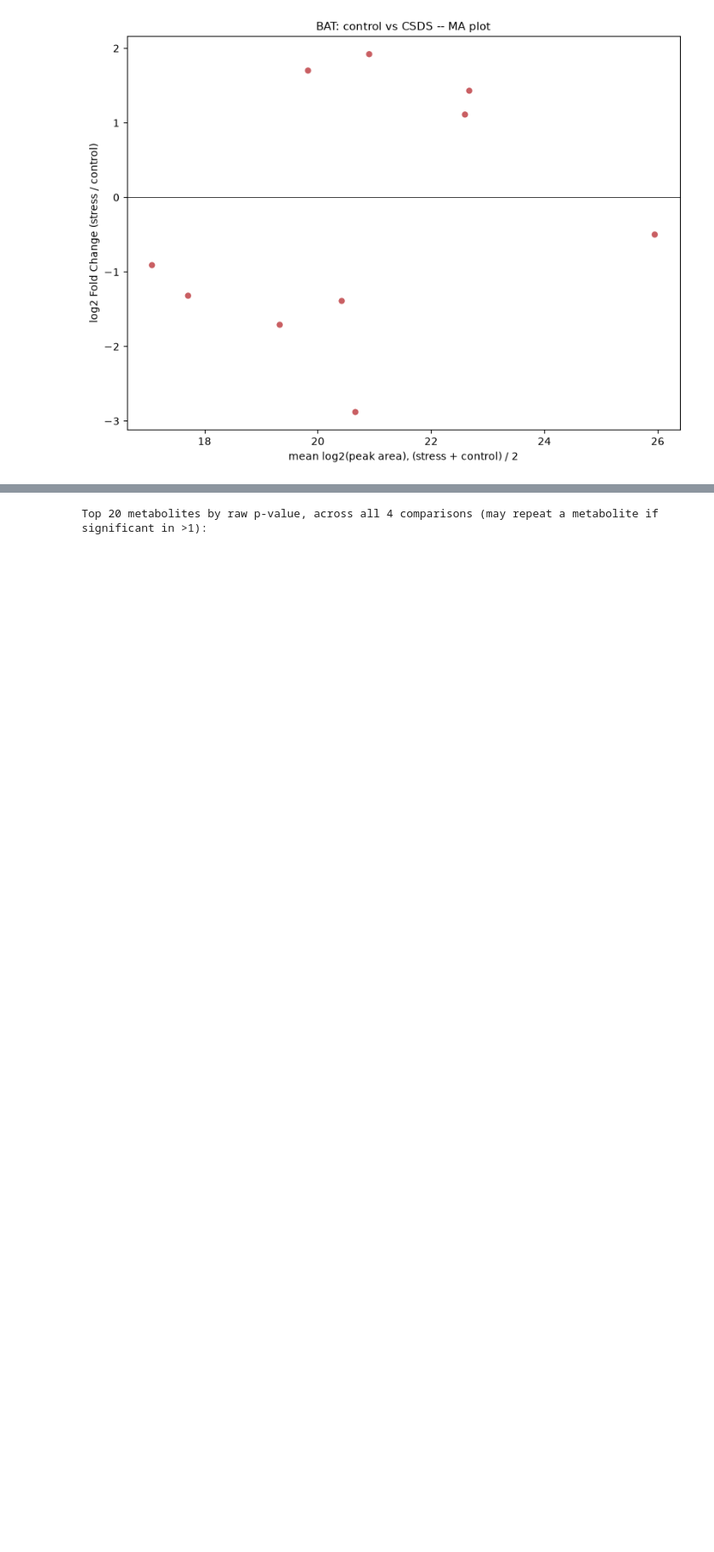
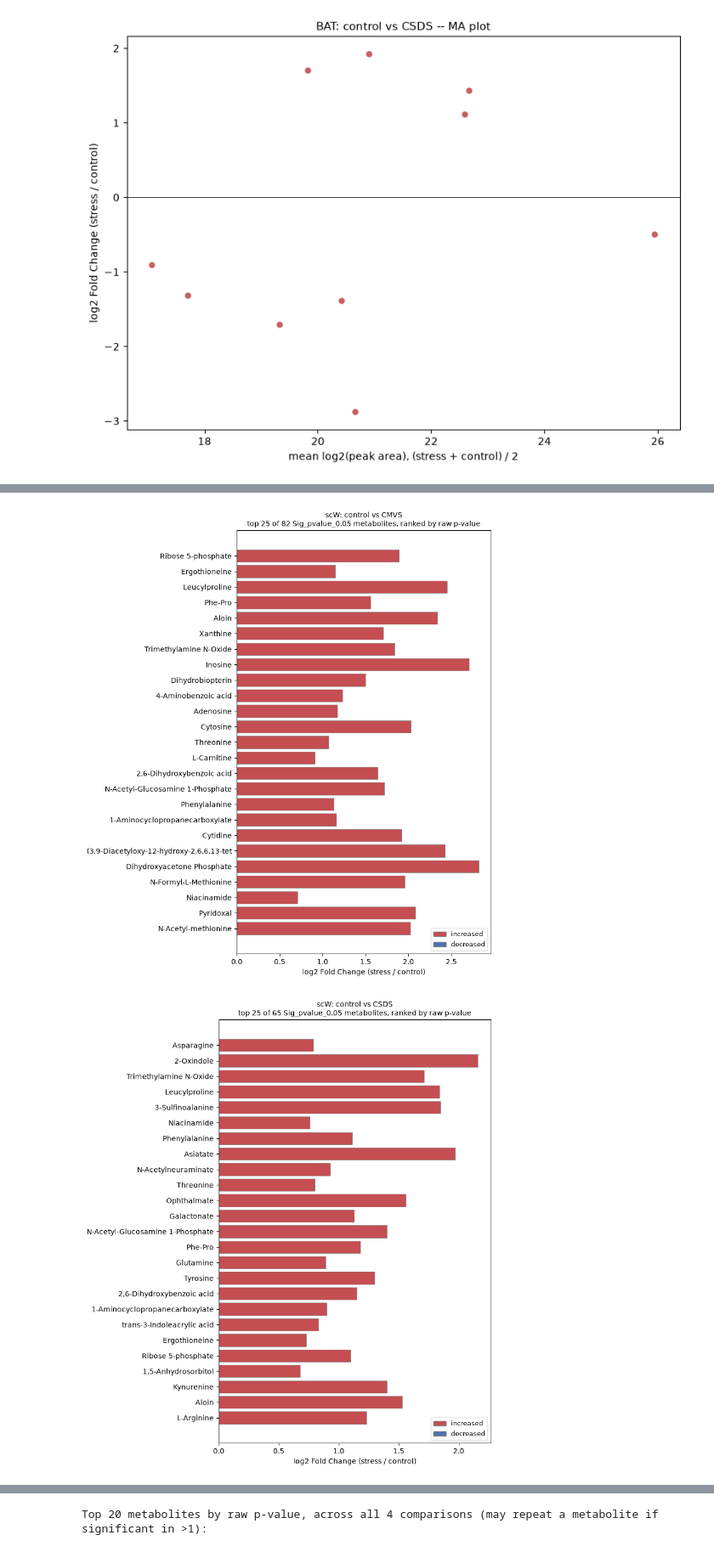
Before and after one commit to jovitaand/The-Effects-of-Stress-in-Gene-Expression-in-Adipose-Tissues, a Jupyter notebook: metabolomics_enrichment_analysis/notebooks/metabolomics_enrichment_pathway_analysis.ipynb, the cells around one changed output, grey strips where cells are left out. Shown at 85% size. Drawn from its saved outputs; the diff is of its cells as text; code cells hidden in the pictures; blank space fills up the shorter version.

```diff
--- a/metabolomics_enrichment_analysis/notebooks/metabolomics_enrichment_pathway_analysis.ipynb
+++ b/metabolomics_enrichment_analysis/notebooks/metabolomics_enrichment_pathway_analysis.ipynb
@@ -84,7 +85,7 @@ FIGURES_DIR = os.path.join(PROJECT_ROOT, "figures")
 
 for sub in ["significant_metabolites", "enrichment", "pathway_analysis", "annotations", "summary_tables"]:
     os.makedirs(os.path.join(RESULTS_DIR, sub), exist_ok=True)
-for sub in ["volcano", "enrichment", "pathway", "heatmaps", "PCA", "comparisons"]:
+for sub in ["volcano", "enrichment", "pathway", "heatmaps", "PCA", "comparisons", "top_metabolites"]:
     os.makedirs(os.path.join(FIGURES_DIR, sub), exist_ok=True)
 
 # ---- significance thresholds (configurable) -------------------------------
@@ -92,6 +93,7 @@ RAW_P_THRESHOLD = 0.05
 FDR_THRESHOLD = 0.05
 TOP_N_PATHWAYS = 15          # how many pathways to show in enrichment plots
 TOP_N_VOLCANO_LABELS = 10    # how many points to label on volcano plots
+TOP_N_BAR = 25                # how many metabolites to show in the top-metabolites bar chart
 
 # ---- group colour mapping, used consistently everywhere ------------------
 GROUP_COLOURS = {"Control": "#4C72B0", "CMVS": "#DD8452", "CSDS": "#55A868"}
@@ -1114,0 +1127,39 @@ for tissue, case in COMPARISONS:
+# %%
+def create_top_metabolites_bar(table, title, save_stub, top_n=TOP_N_BAR):
+    sig_table = table[table["Sig_pvalue_0.05"]]
+    if len(sig_table) == 0:
+        print(f"No Sig_pvalue_0.05 metabolites for '{title}' -- no bar chart drawn (correct, verified result).")
+        return
+
+    ranked = sig_table.nsmallest(top_n, "p_raw").iloc[::-1]
+    y_pos = np.arange(len(ranked))
+    colours = np.where(ranked["direction"] == "increased", "#C44E52", "#4C72B0")
+
+    fig, ax = plt.subplots(figsize=(8, max(3, 0.32 * len(ranked) + 1.2)), layout="constrained")
+    ax.barh(y_pos, ranked["log2FC"], color=colours, edgecolor="grey", linewidth=0.5)
+    ax.set_yticks(y_pos)
+    ax.set_yticklabels(ranked["Metabolite"].astype(str).str.slice(0, 40))
+    ax.axvline(0, color="black", linewidth=0.8)
+    ax.set_xlabel("log2 Fold Change (stress / control)")
+    ax.set_title(f"{title}\ntop {len(ranked)} of {len(sig_table)} Sig_pvalue_0.05 metabolites, ranked by raw p-value", fontsize=10)
+
+    legend_handles = [
+        Patch(facecolor="#C44E52", edgecolor="grey", label="increased"),
+        Patch(facecolor="#4C72B0", edgecolor="grey", label="decreased"),
+    ]
+    ax.legend(handles=legend_handles, fontsize=9, loc="lower right")
+
+    fig.savefig(os.path.join(FIGURES_DIR, "top_metabolites", f"{save_stub}.png"), dpi=200, facecolor="white")
+    fig.savefig(os.path.join(FIGURES_DIR, "top_metabolites", f"{save_stub}.svg"), facecolor="white")
+    plt.show()
+
+
+for tissue, case in COMPARISONS:
+    create_top_metabolites_bar(
+        comparison_tables[(tissue, case)],
+        f"{tissue}: control vs {case}",
+        f"top{TOP_N_BAR}_{tissue}_{case}",
+    )
+# %% [output]
+[figure, added]
+[figure, added]
```
Also changed, not shown: parts of 6 cells of this notebook, 43 other files.
